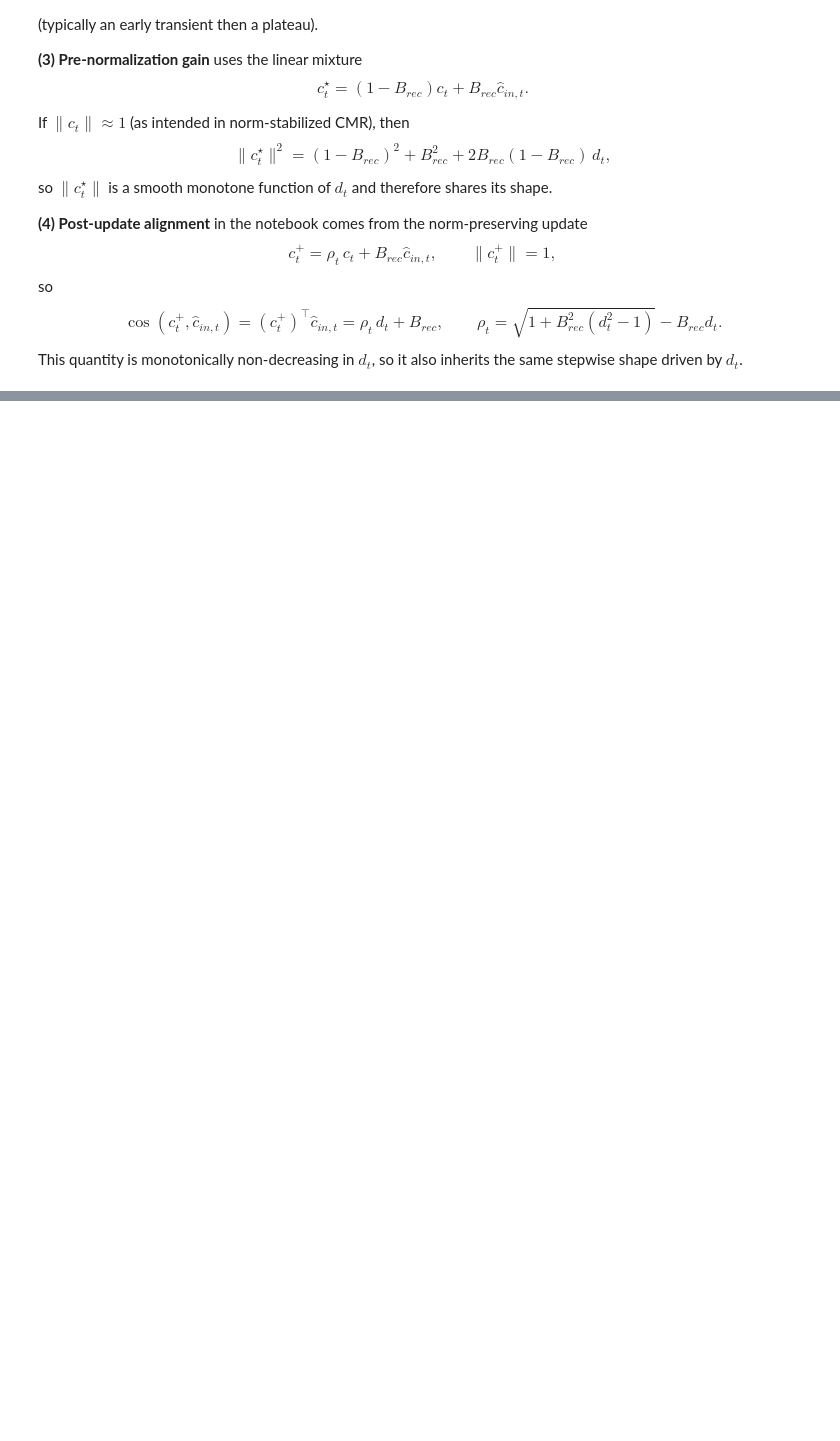
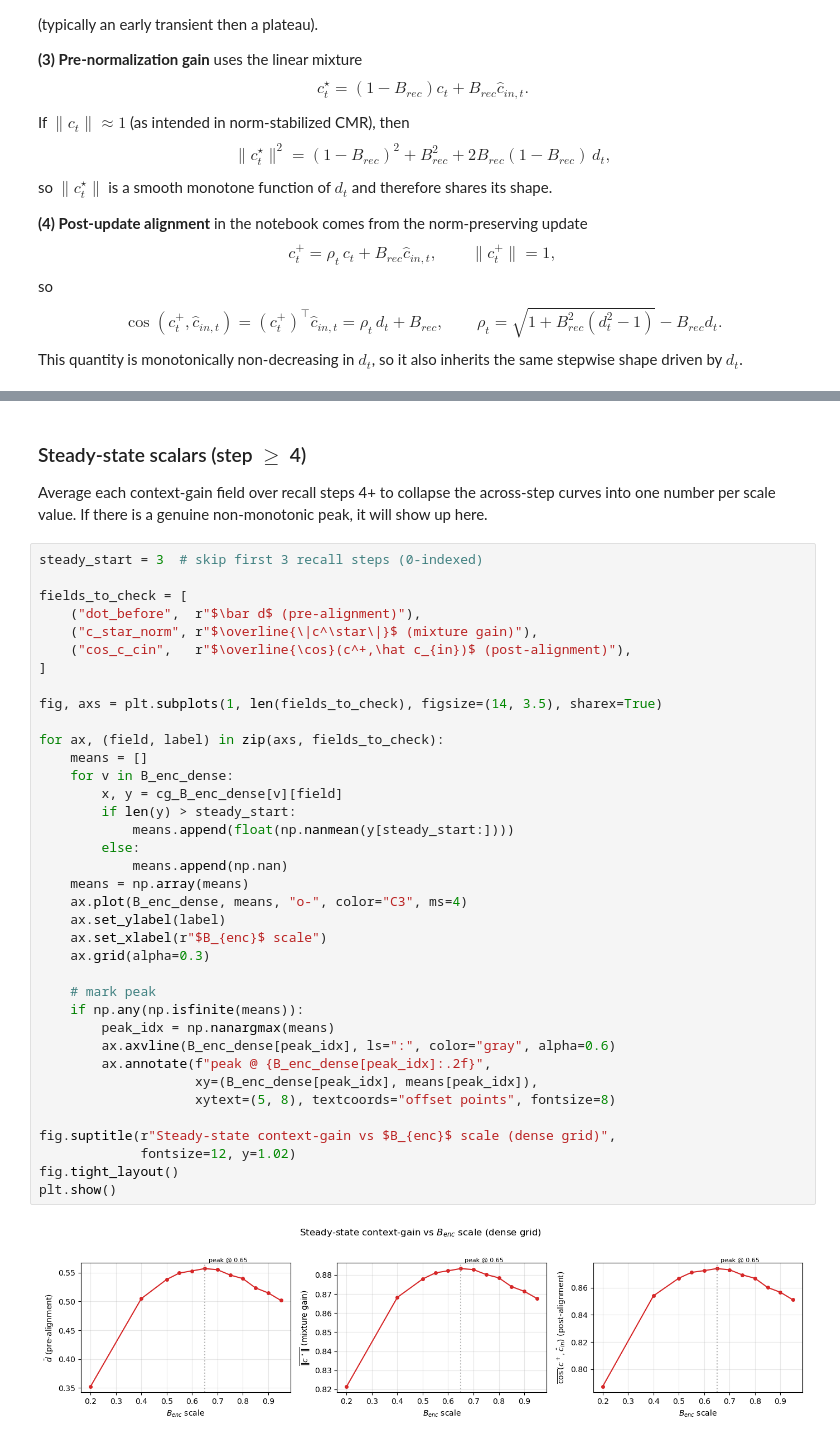
Before and after one commit to beaverjuly/PTSD_MemorySegmentation, a Jupyter notebook: external/CMR_SEM/CMR_multiParameterSweep/contextGain diagnostics.ipynb, the cells around one changed output, grey strips where cells are left out. Saved outputs shown, nothing was run; the diff lists cells and outputs as text; blank space fills up the shorter version.

```diff
--- a/external/CMR_SEM/CMR_multiParameterSweep/contextGain diagnostics.ipynb
+++ b/external/CMR_SEM/CMR_multiParameterSweep/contextGain diagnostics.ipynb
@@ -867,0 +958,45 @@ This quantity is monotonically non-decreasing in $d_t$, so it also inherits the
+# %% [markdown]
+### Steady-state scalars (step $\geq$ 4)
+
+Average each context-gain field over recall steps 4+ to collapse
+the across-step curves into one number per scale value.  If there
+is a genuine non-monotonic peak, it will show up here.
+# %%
+steady_start = 3  # skip first 3 recall steps (0-indexed)
+
+fields_to_check = [
+    ("dot_before",  r"$\bar d$ (pre-alignment)"),
+    ("c_star_norm", r"$\overline{\|c^\star\|}$ (mixture gain)"),
+    ("cos_c_cin",   r"$\overline{\cos}(c^+,\hat c_{in})$ (post-alignment)"),
+]
+
+fig, axs = plt.subplots(1, len(fields_to_check), figsize=(14, 3.5), sharex=True)
+
+for ax, (field, label) in zip(axs, fields_to_check):
+    means = []
+    for v in B_enc_dense:
+        x, y = cg_B_enc_dense[v][field]
+        if len(y) > steady_start:
+            means.append(float(np.nanmean(y[steady_start:])))
+        else:
+            means.append(np.nan)
+    means = np.array(means)
+    ax.plot(B_enc_dense, means, "o-", color="C3", ms=4)
+    ax.set_ylabel(label)
+    ax.set_xlabel(r"$B_{enc}$ scale")
+    ax.grid(alpha=0.3)
+
+    # mark peak
+    if np.any(np.isfinite(means)):
+        peak_idx = np.nanargmax(means)
+        ax.axvline(B_enc_dense[peak_idx], ls=":", color="gray", alpha=0.6)
+        ax.annotate(f"peak @ {B_enc_dense[peak_idx]:.2f}",
+                    xy=(B_enc_dense[peak_idx], means[peak_idx]),
+                    xytext=(5, 8), textcoords="offset points", fontsize=8)
+
+fig.suptitle(r"Steady-state context-gain vs $B_{enc}$ scale (dense grid)",
+             fontsize=12, y=1.02)
+fig.tight_layout()
+plt.show()
+# %% [output]
+[figure, added]
```
Also changed, not shown: parts of 20 cells of this notebook.
